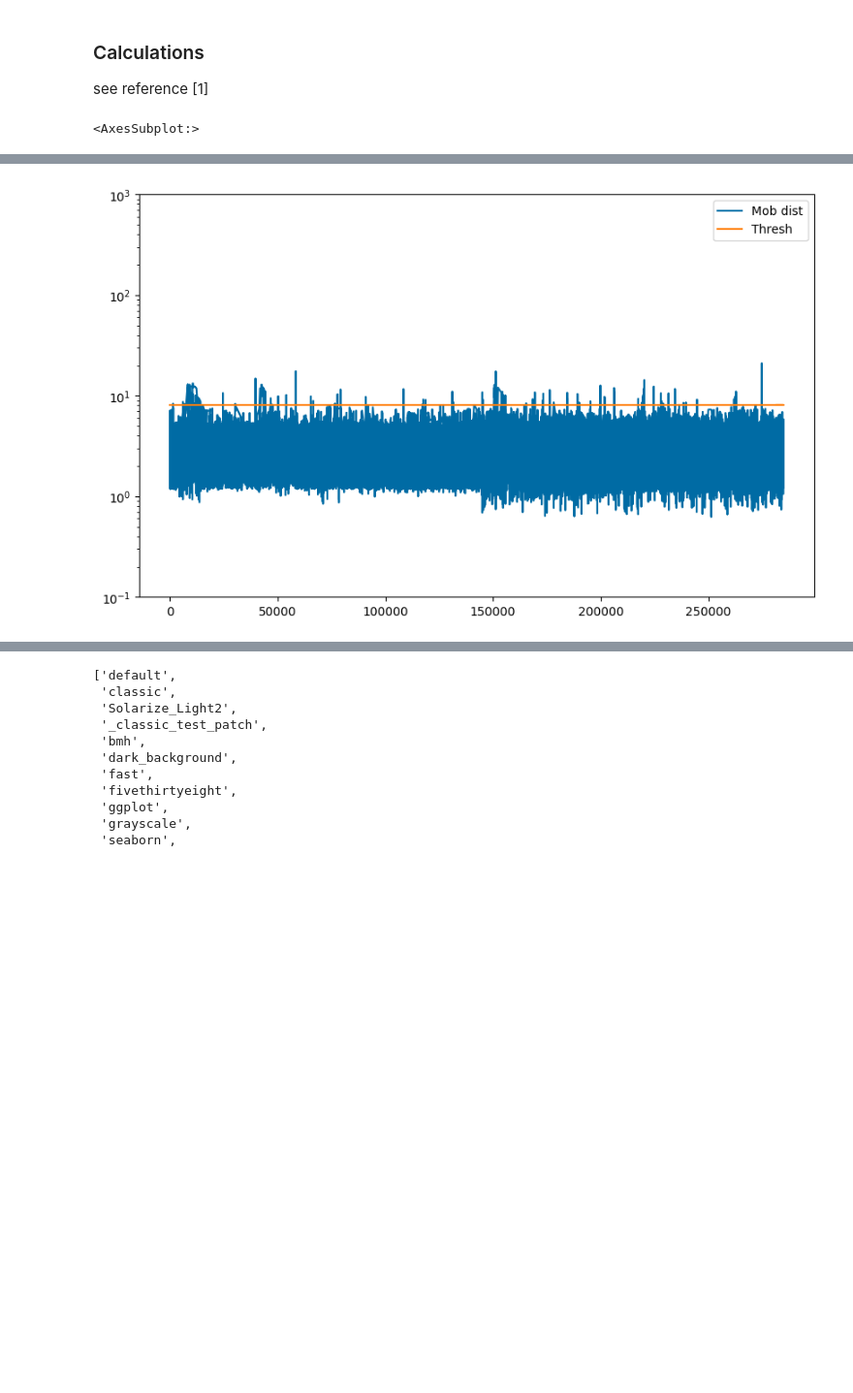
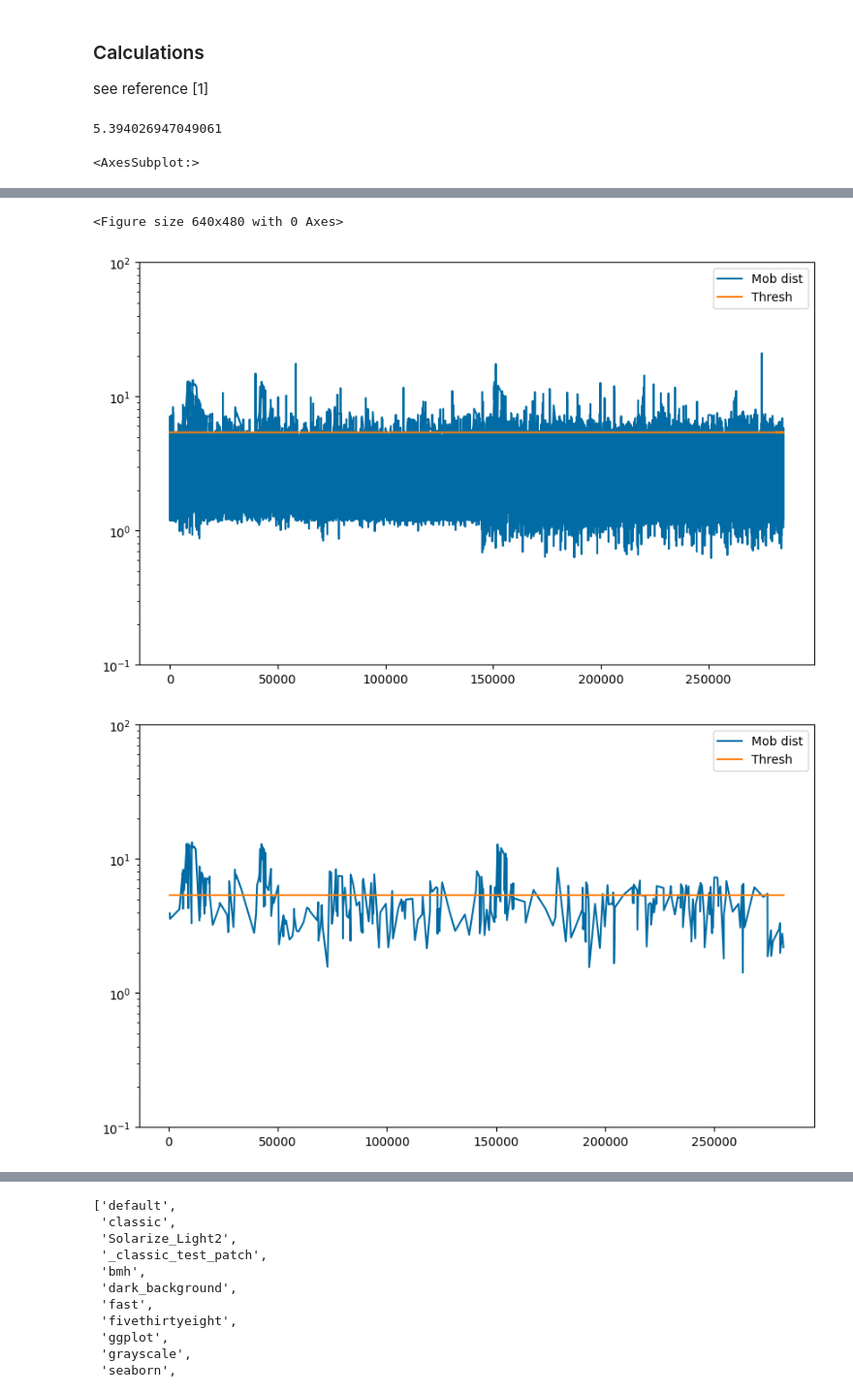
Before and after one commit to vivienneprince/ML-Proj, a Jupyter notebook: PCA_Demo.ipynb, the cells around one changed output, grey strips where cells are left out. Shown at 97% size. Cells and saved outputs as stored; diff of their text form; code cells hidden in the pictures; blank space fills up the shorter version.

```diff
--- a/PCA_Demo.ipynb
+++ b/PCA_Demo.ipynb
@@ -59,12 +59,12 @@ scaler = preprocessing.MinMaxScaler()
 dataset_train = dataset[ dataset['class']==0 ]
 dataset_test = dataset[ dataset['class']==1 ]
 
-X_train = pd.DataFrame(scaler.fit_transform(dataset_train),
-                              columns=dataset_train.columns,
+X_train = pd.DataFrame(scaler.fit_transform(dataset_train.drop(['class'],axis=1)),
+                              columns=dataset_train.columns[:-1],
                               index=dataset_train.index)
 
-X_test = pd.DataFrame(scaler.transform(dataset_test),
-                             columns=dataset_test.columns,
+X_test = pd.DataFrame(scaler.transform(dataset_test.drop(['class'],axis=1)),
+                             columns=dataset_test.columns[:-1],
                              index=dataset_test.index)
 # %% [markdown]
 ## Get principal components
@@ -127,8 +127,7 @@ def MD_detectOutliers(dist, extreme=False, verbose=False):
     return np.array(outliers)
 
 # Calculate threshold value for classifying datapoint as anomaly:
-def MD_threshold(dist, extreme=False, verbose=False):
-    k = 3. if extreme else 2.
+def MD_threshold(dist, k=3, verbose=False):
     threshold = np.mean(dist) * k
     return threshold
 # %% [markdown]
@@ -145,9 +144,9 @@ cov_matrix, inv_cov_matrix  = cov_matrix(data_train)
 mean_distr = data_train.mean(axis=0)
 
 # Using the covariance matrix and its inverse, we can calculate the Mahalanobis distance for the training data defining “normal conditions”, and find the threshold value to flag datapoints as an anomaly. One can then calculate the Mahalanobis distance for the datapoints in the test set, and compare that with the anomaly threshold.
-dist_test = MahalanobisDist(inv_cov_matrix, mean_distr, data_test, verbose=False)
-dist_train = MahalanobisDist(inv_cov_matrix, mean_distr, data_train, verbose=False)
-threshold = MD_threshold(dist_train, extreme = True)
+dist_test = MahalanobisDist(inv_cov_matrix, mean_distr, data_test)
+dist_train = MahalanobisDist(inv_cov_matrix, mean_distr, data_train)
+threshold = MD_threshold(dist_train, k = 2)
 
 # Threshold value for flagging an anomaly:
 # The square of the Mahalanobis distance to the centroid of the distribution should follow a χ2 distribution if the assumption of normal distributed input variables is fulfilled. This is also the assumption behind the above calculation of the “threshold value” for flagging an anomaly. As this assumption is not necessarily fulfilled in our case, it is beneficial to visualize the distribution of the Mahalanobis distance to set a good threshold value for flagging anomalies. Again, I refer to my previous article, for a more detailed introduction to these technical aspects.
@@ -157,6 +156,7 @@ sns.histplot(np.square(dist_train),
              bins = 200,
              kde= False);
 plt.xlim([0.0,100])
+print(threshold)
 ###savefig('demo.png', transparent=True)
 
 # Square of the Mahalanobis distance
@@ -165,7 +165,7 @@ plt.figure()
 sns.histplot(dist_train,
              bins = 30,
              kde= True);
-plt.xlim([0.0,20])
+plt.xlim([0.0,15])
 plt.xlabel('Mahalanobis dist')
 
 # From the above distributions, the calculated threshold value of 3.8 for flagging an anomaly seems reasonable (defined as 3 standard deviations from the center of the distribution)
@@ -190,11 +190,18 @@ anomaly.head()
 # Based on the calculated statistics, any distance above the threshold value will be flagged as an anomaly.
 # We can now merge the data in a single dataframe and save it as a .csv file:
 anomaly_alldata = pd.concat([anomaly_train, anomaly])
+orig_alldata = pd.concat([dataset_train, dataset_test])
+anomaly_alldata['Class'] = orig_alldata['class']
+anomaly_alldata['Correct'] = orig_alldata['class']==anomaly_alldata['Anomaly']
 anomaly_alldata.to_csv('Anomaly_distance.csv')
 
 # Verifying PCA model on test data:
 # We can now plot the calculated anomaly metric (Mob dist), and check when it crosses the anomaly threshold (note the logarithmic y-axis).
-anomaly_alldata.plot(logy=True, figsize = (10,6), ylim = [1e-1,1e3])
+plt.figure()
+anomaly_alldata.drop(['Correct','Class'], axis=1).plot(logy=True, figsize = (10,6), ylim = [1e-1,1e2])
+anomaly_alldata[anomaly_alldata['Class']==1 ].drop(['Correct','Class'], axis=1).plot(logy=True, figsize = (10,6), ylim = [1e-1,1e2])
+anomaly_alldata[anomaly_alldata['Class']==0 ].drop(['Correct','Class'], axis=1).plot(logy=True, figsize = (10,6), ylim = [1e-1,1e2])
 # %% [output]
-<AxesSubplot:>
+5.394026947049061
+<AxesSubplot:>
 [figure]
@@ -202 +209,3 @@ anomaly_alldata.plot(logy=True, figsize = (10,6), ylim = [1e-1,1e3])
+<Figure size 640x480 with 0 Axes>
-[figure, old version]
+[figure, new version]
+[figure, added]
```
Also changed, not shown: parts of 6 cells of this notebook, 2 other files.
